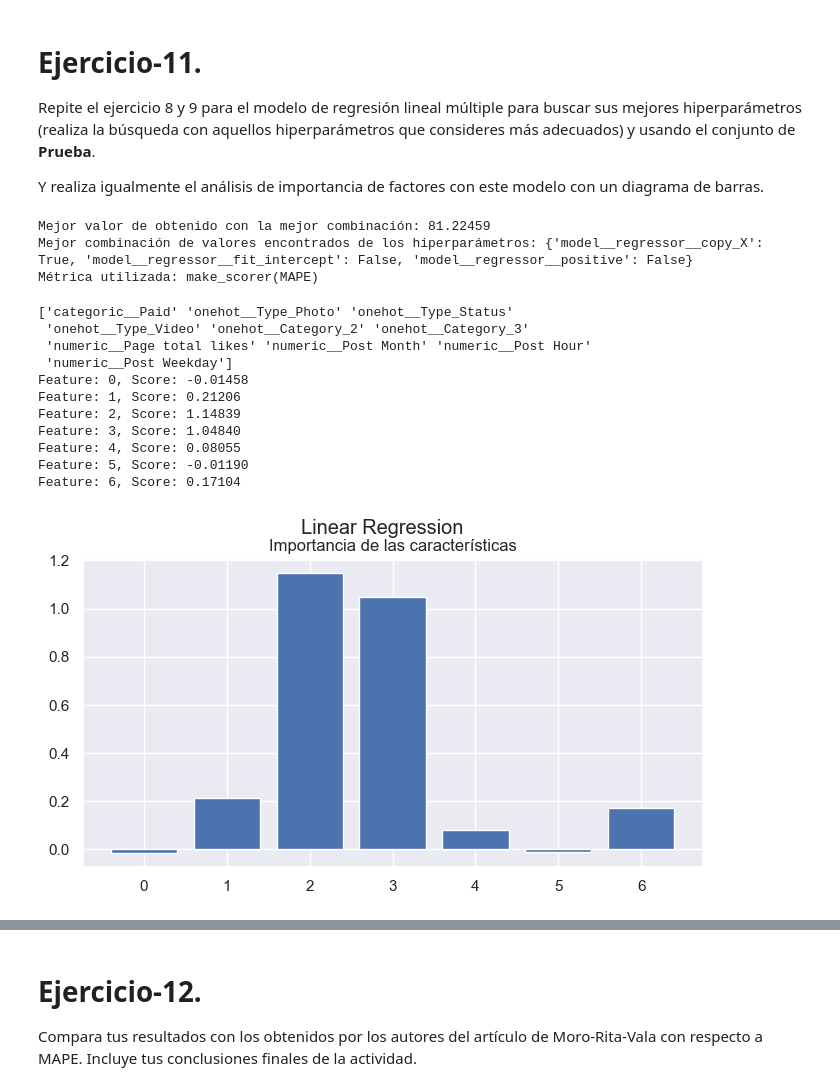
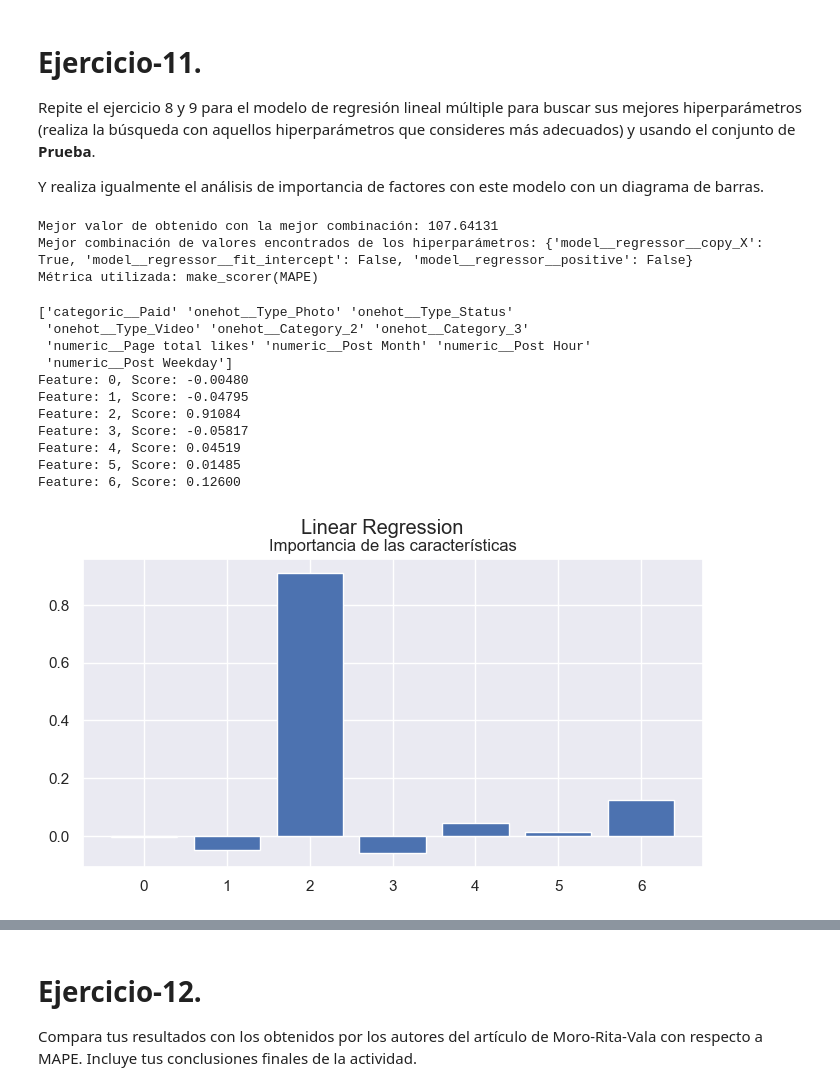
Before and after one commit to diego-carrera/iaa-equipo-30, a Jupyter notebook: semana7/MNA_IAyAA_semana_7_Actividad.ipynb, the cells around one changed output, grey strips where cells are left out. Drawn from its saved outputs; the diff is of its cells as text; code cells hidden in the pictures.

```diff
--- a/semana7/MNA_IAyAA_semana_7_Actividad.ipynb
+++ b/semana7/MNA_IAyAA_semana_7_Actividad.ipynb
@@ -620,9 +643,17 @@ parameters = {
   'model__regressor__ccp_alpha': [0.0001, 0.001, 0.05],
 }
 
-rfr_pipe = Pipeline(steps=[('model', TransformedTargetRegressor(regressor=RandomForestRegressor(),
-                                     func=np.log1p,
-                                     inverse_func=np.expm1))])
+mi_regressor = TransformedTargetRegressor(
+    regressor=RandomForestRegressor(random_state=SEED),
+    func=np.log1p,
+    inverse_func=np.expm1 ,
+)
+
+rfr_pipe = Pipeline(steps=[
+    ('preprocessor', column_transformer),
+    ('model', mi_regressor)
+])
+
 rfGrid = GridSearchCV(
   rfr_pipe,
   parameters,
@@ -630,7 +661,7 @@ rfGrid = GridSearchCV(
   scoring=make_scorer(MAPE, greater_is_better=True),
   n_jobs=-1
 )
-rfGrid.fit(X_test_notLR, y_test)
+rfGrid.fit(X_test, y_test)
 
 print('Mejor valor de obtenido con la mejor combinación: {:.5f}'.format(rfGrid.best_score_))
 print('Mejor combinación de valores encontrados de los hiperparámetros:', rfGrid.best_params_)
@@ -641,10 +672,11 @@ Mejor combinación de valores encontrados de los hiperparámetros: {'model__regr
 Métrica utilizada: make_scorer(MAPE)
 # %%
 final_RFR = RandomForestRegressor(
-  ccp_alpha=0.05,
-  max_depth=4,
+  ccp_alpha=0.001,
+  max_depth=8,
   max_features='sqrt',
-  n_estimators=200
+  n_estimators=200,
+  random_state=SEED
 )
 
 finalRegressor = TransformedTargetRegressor(
@@ -655,14 +687,14 @@ finalRegressor = TransformedTargetRegressor(
 
 finalPipe = Pipeline(
   steps=[
-    ('transformer', column_transformer_notLR),
+    ('transformer', column_transformer),
     ('model', finalRegressor)
   ]
 )
 finalPipe.fit(X_test, y_test)
 importance = permutation_importance(finalPipe, X_test, y_test, n_repeats=10)
 
-feature_names = column_transformer_notLR.get_feature_names_out()
+feature_names = column_transformer.get_feature_names_out()
 print(feature_names)
 plot_importance(importance, 'Random Forest', 'Importancia de las características')
 # %% [output]
@@ -704,12 +738,16 @@ parameters = {
     'model__regressor__copy_X': [True, False],
     'model__regressor__positive': [True, False],
 }
-rlm_pipe = Pipeline(steps=[
-  ('model', TransformedTargetRegressor(
+
+mi_regressor = TransformedTargetRegressor(
     regressor=LinearRegression(),
     func=np.log1p,
-    inverse_func=np.expm1)
-  )
+    inverse_func=np.expm1
+)
+
+rlm_pipe = Pipeline(steps=[
+    ('preprocessor', column_transformer),
+    ('model', mi_regressor)
 ])
 
 rlmGrid = GridSearchCV(
@@ -719,53 +757,53 @@ rlmGrid = GridSearchCV(
   scoring=make_scorer(MAPE, greater_is_better=True),
   n_jobs=-1
 )
-rlmGrid.fit(X_test_transformed, y_test)
+rlmGrid.fit(X_test, y_test)
 
 print('Mejor valor de obtenido con la mejor combinación: {:.5f}'.format(rlmGrid.best_score_))
 print('Mejor combinación de valores encontrados de los hiperparámetros:', rlmGrid.best_params_)
 print('Métrica utilizada:', rlmGrid.scoring)
 # %% [output]
-Mejor valor de obtenido con la mejor combinación: 81.22459
+Mejor valor de obtenido con la mejor combinación: 107.64131
 Mejor combinación de valores encontrados de los hiperparámetros: {'model__regressor__copy_X': True, 'model__regressor__fit_intercept': False, 'model__regressor__positive': False}
 Métrica utilizada: make_scorer(MAPE)
 # %%
 final_LR = LinearRegression(
   copy_X=True,
   fit_intercept=False,
-  positive=False
+  positive=False,
 )
 
 finalRegressor = TransformedTargetRegressor(
   regressor=final_LR,
   func=np.log1p,
   inverse_func=np.expm1,
 )
 
 finalPipe = Pipeline(
   steps=[
     ('transformer', column_transformer),
     ('model', finalRegressor)
   ]
 )
 finalPipe.fit(X_test, y_test)
 importance = permutation_importance(finalPipe, X_test, y_test, n_repeats=20, n_jobs=-1)
 
 feature_names = column_transformer.get_feature_names_out()
 print(feature_names)
 plot_importance(importance, 'Linear Regression', 'Importancia de las características')
 # %% [output]
 ['categoric__Paid' 'onehot__Type_Photo' 'onehot__Type_Status'
  'onehot__Type_Video' 'onehot__Category_2' 'onehot__Category_3'
  'numeric__Page total likes' 'numeric__Post Month' 'numeric__Post Hour'
  'numeric__Post Weekday']
-Feature: 0, Score: -0.01458
-Feature: 1, Score: 0.21206
-Feature: 2, Score: 1.14839
-Feature: 3, Score: 1.04840
-Feature: 4, Score: 0.08055
-Feature: 5, Score: -0.01190
-Feature: 6, Score: 0.17104
+Feature: 0, Score: -0.00480
+Feature: 1, Score: -0.04795
+Feature: 2, Score: 0.91084
+Feature: 3, Score: -0.05817
+Feature: 4, Score: 0.04519
+Feature: 5, Score: 0.01485
+Feature: 6, Score: 0.12600
-[figure, old version]
+[figure, new version]
 # %%
 y_hat_train = finalPipe.predict(X_train)
 y_hat_test = finalPipe.predict(X_test)
```
Also changed, not shown: parts of 17 cells of this notebook.
